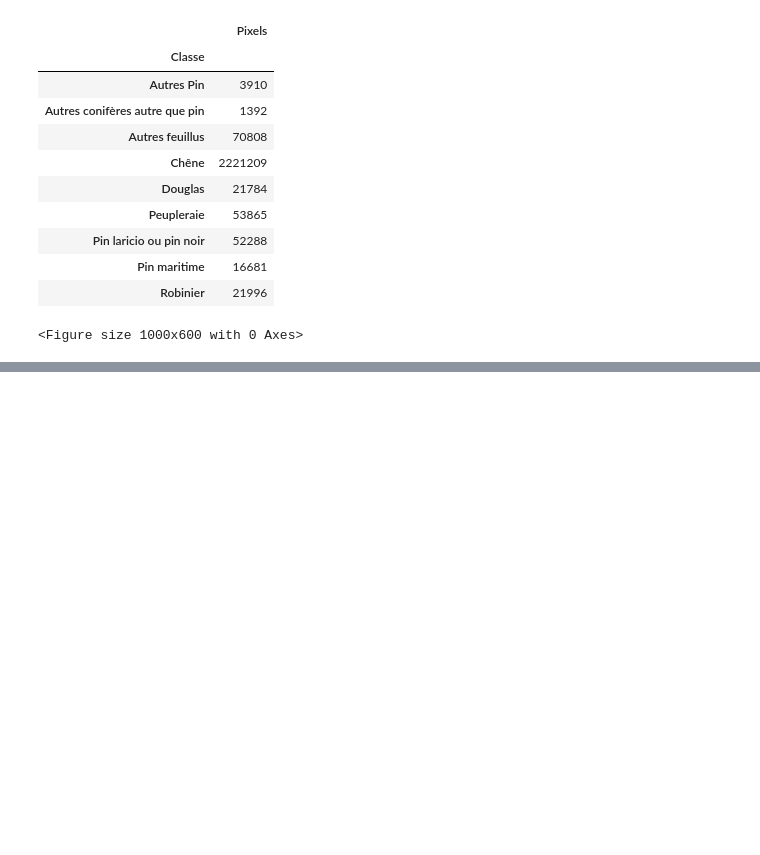
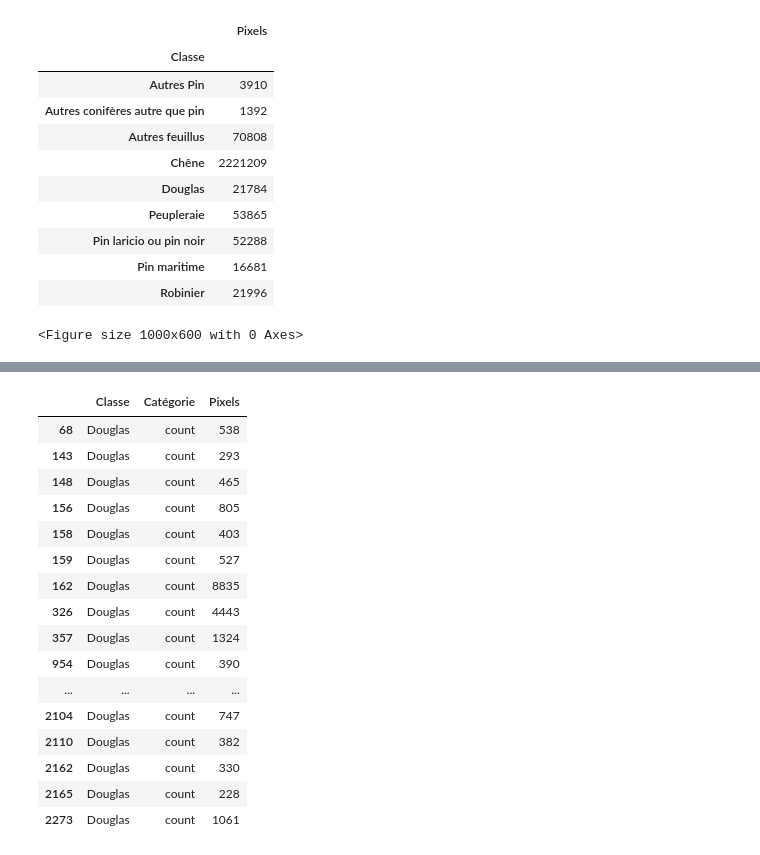
Before and after one commit to GabrielINRAe/Depot_Git, a Jupyter notebook: scripts/sample_analysis_nb_sample.ipynb, the cells around one changed output, grey strips where cells are left out. Cells and saved outputs as stored; diff of their text form; code cells hidden in the pictures; blank space fills up the shorter version.

```diff
--- a/scripts/sample_analysis_nb_sample.ipynb
+++ b/scripts/sample_analysis_nb_sample.ipynb
@@ -156,3 +140,23 @@ violin_plot(
+# %%
+df[df['Classe'] == "Douglas"]
+# %% [output]
+|  | Classe | Catégorie | Pixels |
+| 68 | Douglas | count | 538 |
+| 143 | Douglas | count | 293 |
+| 148 | Douglas | count | 465 |
+| 156 | Douglas | count | 805 |
+| 158 | Douglas | count | 403 |
+| 159 | Douglas | count | 527 |
+| 162 | Douglas | count | 8835 |
+| 326 | Douglas | count | 4443 |
+| 357 | Douglas | count | 1324 |
+| 954 | Douglas | count | 390 |
+| ... | ... | ... | ... |
+| 2104 | Douglas | count | 747 |
+| 2110 | Douglas | count | 382 |
+| 2162 | Douglas | count | 330 |
+| 2165 | Douglas | count | 228 |
+| 2273 | Douglas | count | 1061 |
 # %%
 # Création de "violin plot" pour visualiser la distribution du nombre de pixels par polygone, par classe sans tenir compte de la classe dominante chêne
 df_filtered = df[df["Classe"] != "Chêne"]
```
Also changed, not shown: parts of 4 cells of this notebook, 3 other files.
